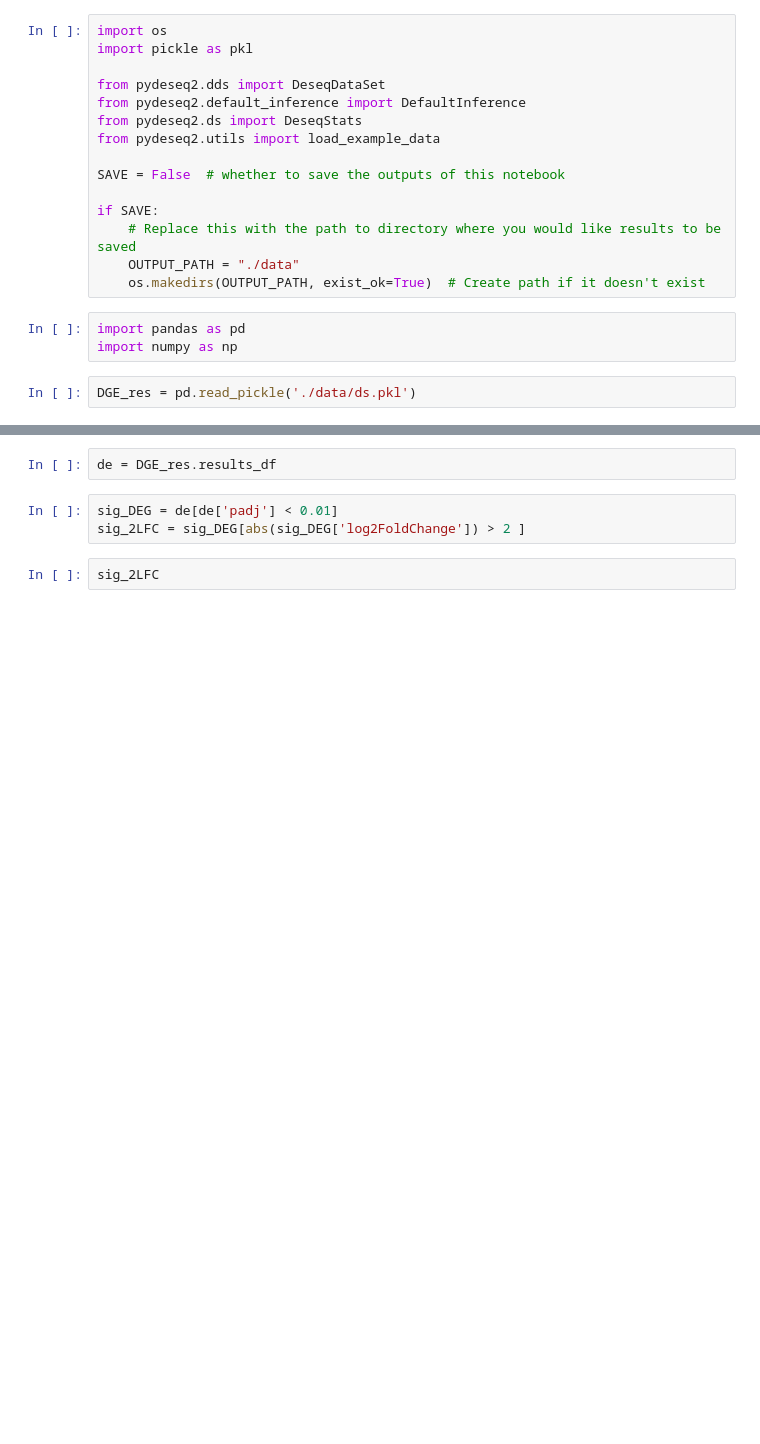
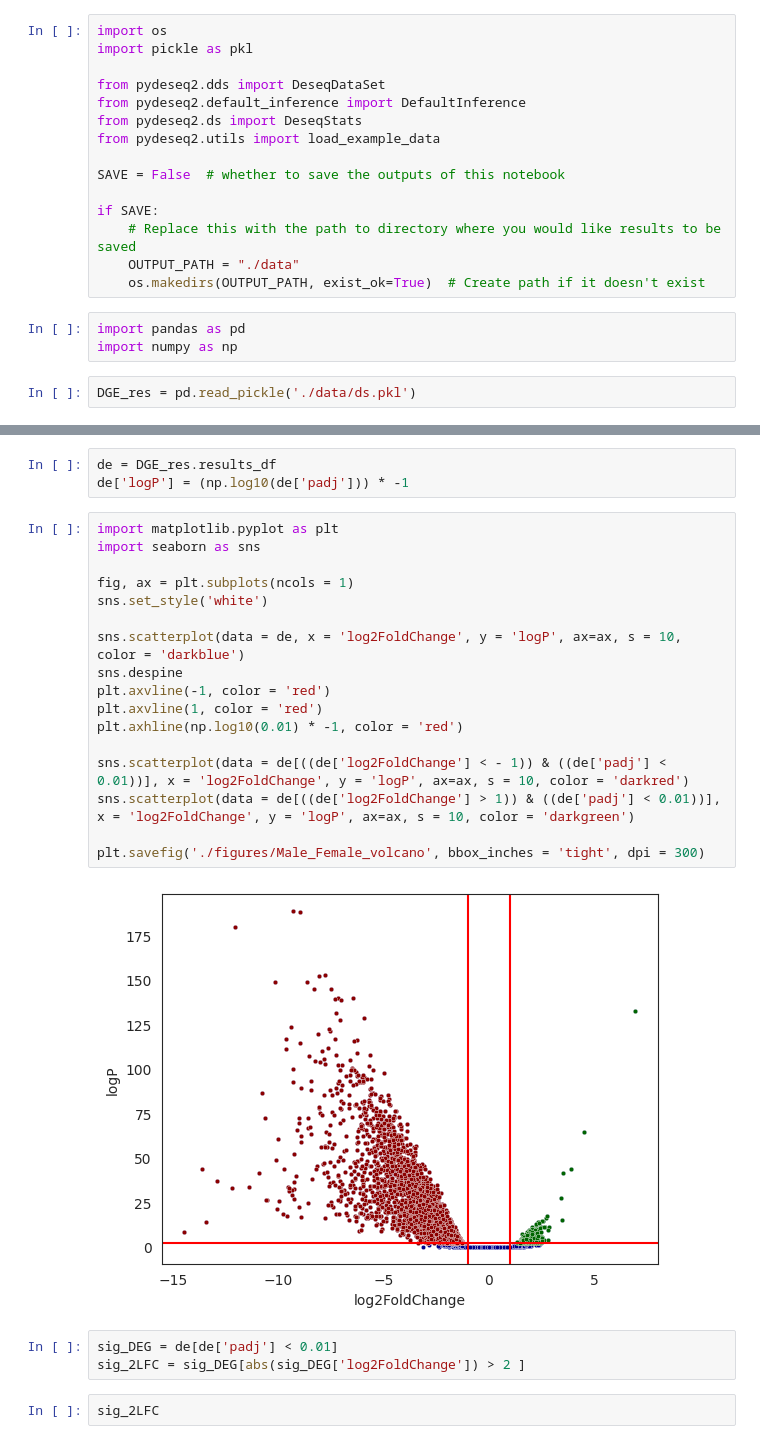
Before and after one commit to Alexander-Broadley/Zhang_lab_rotation, a Jupyter notebook: MML_model/model_evaluation/male_v_female/m_f_DGE.ipynb, the cells around one changed output, grey strips where cells are left out. Saved outputs shown, nothing was run; the diff lists cells and outputs as text; blank space fills up the shorter version.

Commit message:
female_vs_male DGE volcano

```diff
--- a/MML_model/model_evaluation/male_v_female/m_f_DGE.ipynb
+++ b/MML_model/model_evaluation/male_v_female/m_f_DGE.ipynb
@@ -43,6 +45,26 @@ ZZZ3      1.000000
 [figure]
 # %%
 de = DGE_res.results_df
+de['logP'] = (np.log10(de['padj'])) * -1
+# %%
+import matplotlib.pyplot as plt
+import seaborn as sns
+
+fig, ax = plt.subplots(ncols = 1)
+sns.set_style('white')
+
+sns.scatterplot(data = de, x = 'log2FoldChange', y = 'logP', ax=ax, s = 10, color = 'darkblue')
+sns.despine
+plt.axvline(-1, color = 'red')
+plt.axvline(1, color = 'red')
+plt.axhline(np.log10(0.01) * -1, color = 'red')
+
+sns.scatterplot(data = de[((de['log2FoldChange'] < - 1)) & ((de['padj'] < 0.01))], x = 'log2FoldChange', y = 'logP', ax=ax, s = 10, color = 'darkred')
+sns.scatterplot(data = de[((de['log2FoldChange'] > 1)) & ((de['padj'] < 0.01))], x = 'log2FoldChange', y = 'logP', ax=ax, s = 10, color = 'darkgreen')
+
+plt.savefig('./figures/Male_Female_volcano', bbox_inches = 'tight', dpi = 300)
+# %% [output]
+[figure, added]
 # %%
 sig_DEG = de[de['padj'] < 0.01]
 sig_2LFC = sig_DEG[abs(sig_DEG['log2FoldChange']) > 2 ]
```
Also changed, not shown: parts of 2 cells of this notebook, 2 other files.
